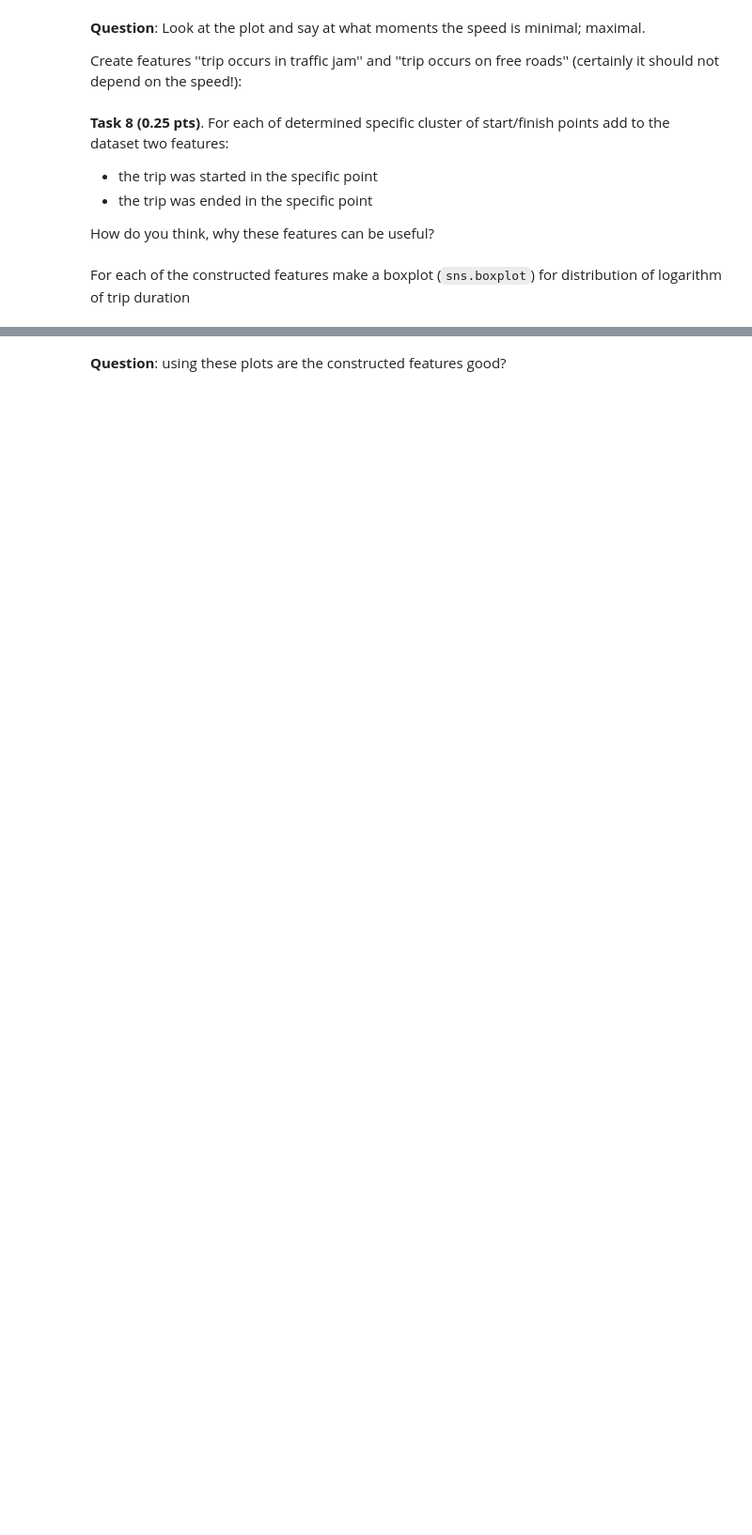
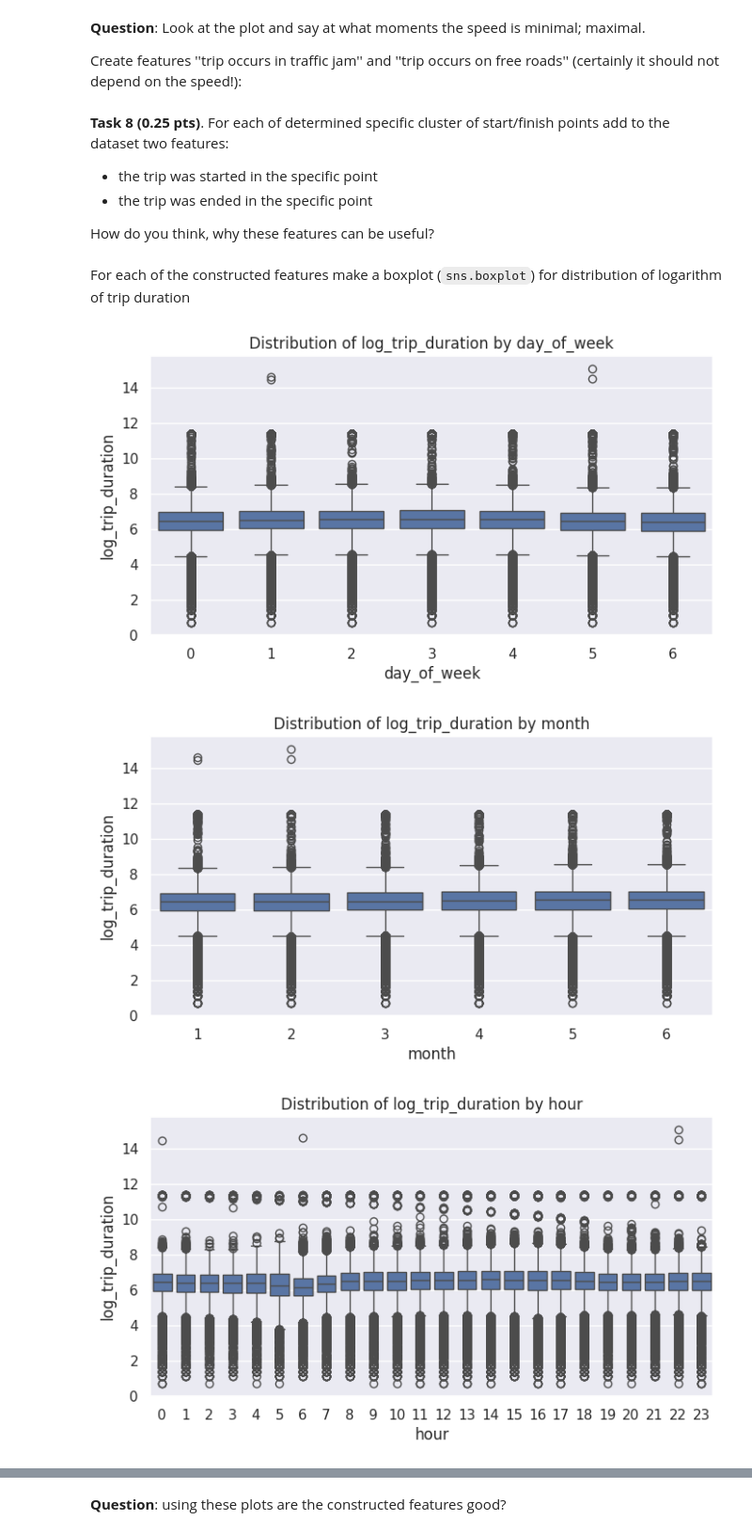
Before and after one commit to redonjashari/Machine-Learning, a Jupyter notebook: prac2-linregr.ipynb, the cells around one changed output, grey strips where cells are left out. Shown at 94% size. Cells and saved outputs as stored; diff of their text form; code cells hidden in the pictures; blank space fills up the shorter version.

```diff
--- a/prac2-linregr.ipynb
+++ b/prac2-linregr.ipynb
@@ -496,3 +538,19 @@ Create features ''trip occurs in traffic jam'' and ''trip occurs on free roads''
+# %%
+#Your code here
+low_speed = speed_median["mean_speed"].quantile(0.25)
+high_speed = speed_median["mean_speed"].quantile(0.75)
+
+speed_median["traffic_jam"] = (speed_median["mean_speed"] <= low_speed).astype(int)
+speed_median["free_roads"] = (speed_median["mean_speed"] >= high_speed).astype(int)
+
+train_df = train_df.merge(
+    speed_median[["day_of_week", "hour", "traffic_jam", "free_roads"]],
+    on=["day_of_week", "hour"],
+    how="left"
+)
+
+#dropped it here
+train_df = train_df.drop(columns=["mean_speed"])
 # %% [markdown]
 **Task 8 (0.25 pts)**. For each of determined specific cluster of start/finish points add to the dataset two features:
 - the trip was started in the specific point
@@ -507,0 +587,32 @@ For each of the constructed features make a boxplot (`sns.boxplot`) for distribu
+# %%
+#Your code here
+features_to_plot = [
+    "day_of_week",
+    "month",
+    "hour",
+    "anomaly_1",
+    "anomaly_2",
+    "traffic_jam",
+    "free_roads",
+    "pickup_jfk",
+    "dropoff_jfk",
+    "pickup_laguardia",
+    "dropoff_laguardia",
+    "pickup_penn_station",
+    "dropoff_penn_station"
+]
+
+for feature in features_to_plot:
+    plt.figure(figsize=(8,4))
+    sns.boxplot(
+        x=train_df[feature],
+        y=train_df["log_trip_duration"]
+    )
+    plt.title(f"Distribution of log_trip_duration by {feature}")
+    plt.xlabel(feature)
+    plt.ylabel("log_trip_duration")
+    plt.show()
+# %% [output]
+[figure, added]
+[figure, added]
+[figure, added]
```
Also changed, not shown: parts of 33 cells of this notebook.
